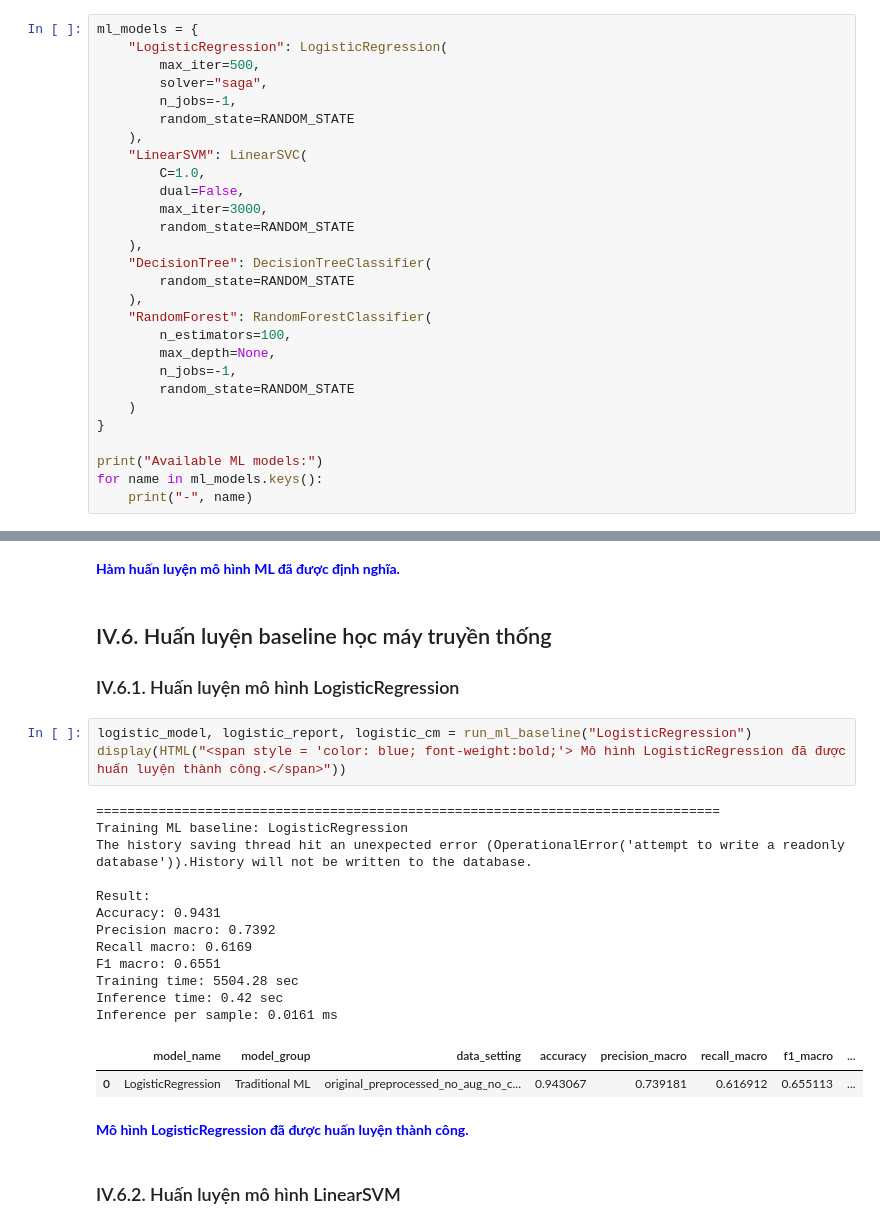
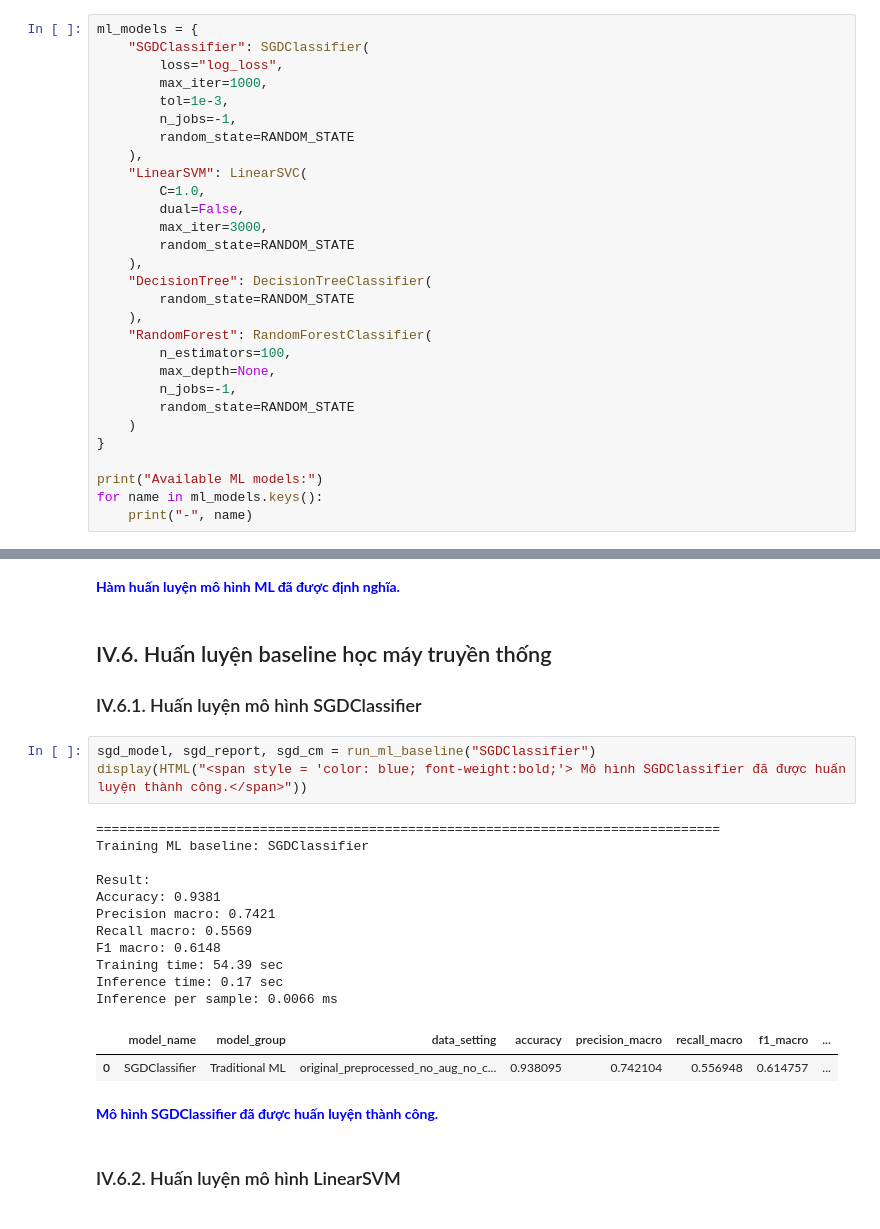
Before and after one commit to quangnguyen-james/wafermap-thesis, a Jupyter notebook: wafermap-classification-by-cae-and-lightweight.ipynb, the cells around one changed output, grey strips where cells are left out. Saved outputs shown, nothing was run; the diff lists cells and outputs as text.

```diff
--- a/wafermap-classification-by-cae-and-lightweight.ipynb
+++ b/wafermap-classification-by-cae-and-lightweight.ipynb
@@ -1418,9 +1425,10 @@ X_test_flat: (25943, 2028)
 ## IV.4. Khai báo 4 mô hình ML
 # %%
 ml_models = {
-    "LogisticRegression": LogisticRegression(
-        max_iter=500,
-        solver="saga",
+    "SGDClassifier": SGDClassifier(
+        loss="log_loss",
+        max_iter=1000,
+        tol=1e-3,
         n_jobs=-1,
         random_state=RANDOM_STATE
     ),
@@ -1505,26 +1513,25 @@ display(HTML("<span style = 'color: blue; font-weight:bold;'> Hàm huấn luyệ
 Hàm huấn luyện mô hình ML đã được định nghĩa.
 # %% [markdown]
 ## IV.6. Huấn luyện baseline học máy truyền thống
-### IV.6.1. Huấn luyện mô hình LogisticRegression
+### IV.6.1. Huấn luyện mô hình SGDClassifier
 # %%
-logistic_model, logistic_report, logistic_cm = run_ml_baseline("LogisticRegression")
-display(HTML("<span style = 'color: blue; font-weight:bold;'> Mô hình LogisticRegression đã được huấn luyện thành công.</span>"))
+sgd_model, sgd_report, sgd_cm = run_ml_baseline("SGDClassifier")
+display(HTML("<span style = 'color: blue; font-weight:bold;'> Mô hình SGDClassifier đã được huấn luyện thành công.</span>"))
 # %% [output]
 ================================================================================
-Training ML baseline: LogisticRegression
-The history saving thread hit an unexpected error (OperationalError('attempt to write a readonly database')).History will not be written to the database.
+Training ML baseline: SGDClassifier
 
 Result:
-Accuracy: 0.9431
-Precision macro: 0.7392
-Recall macro: 0.6169
-F1 macro: 0.6551
-Training time: 5504.28 sec
-Inference time: 0.42 sec
-Inference per sample: 0.0161 ms
+Accuracy: 0.9381
+Precision macro: 0.7421
+Recall macro: 0.5569
+F1 macro: 0.6148
+Training time: 54.39 sec
+Inference time: 0.17 sec
+Inference per sample: 0.0066 ms
 |  | model_name | model_group | data_setting | accuracy | precision_macro | recall_macro | f1_macro | ... |
-| 0 | LogisticRegression | Traditional ML | original_preprocessed_no_aug_no_c... | 0.943067 | 0.739181 | 0.616912 | 0.655113 | ... |
+| 0 | SGDClassifier | Traditional ML | original_preprocessed_no_aug_no_c... | 0.938095 | 0.742104 | 0.556948 | 0.614757 | ... |
-Mô hình LogisticRegression đã được huấn luyện thành công.
+Mô hình SGDClassifier đã được huấn luyện thành công.
 # %% [markdown]
 ### IV.6.2. Huấn luyện mô hình LinearSVM
 # %%
```
Also changed, not shown: parts of 38 cells of this notebook.
